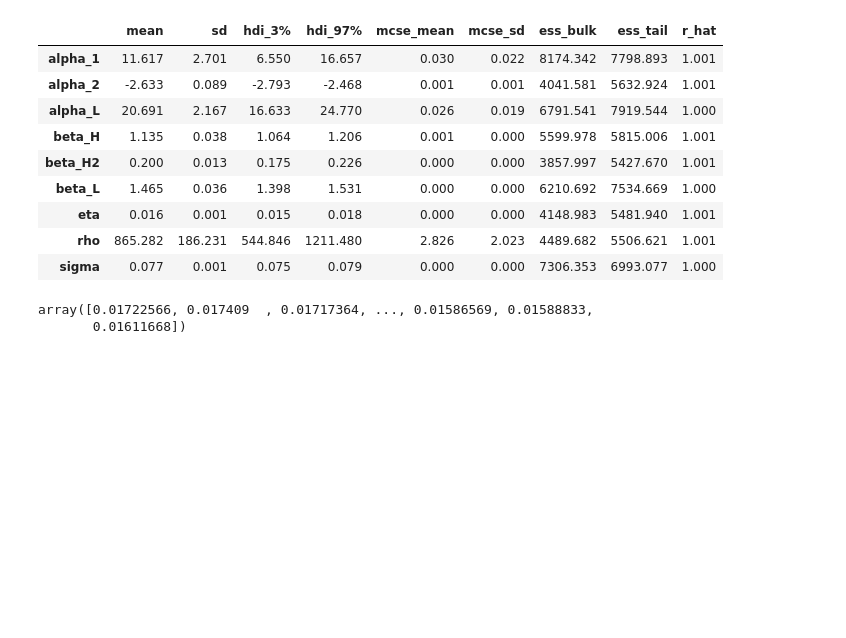
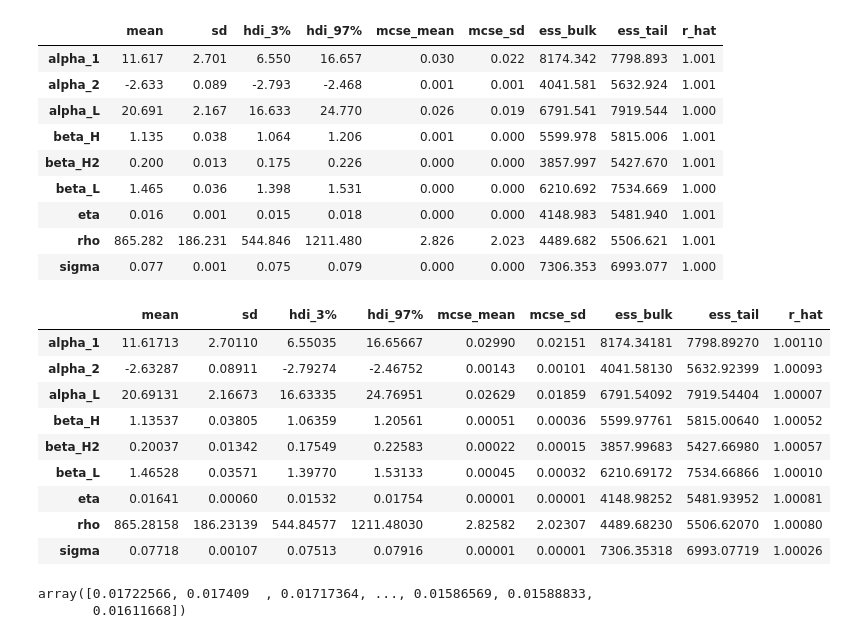
Before and after one commit to astro-YYH/GokuEmu, a Jupyter notebook: error_function/error_function_mcmc_goku_narrow_pre.ipynb, the cells around one changed output. Cells and saved outputs as stored; diff of their text form; code cells hidden in the pictures; blank space fills up the shorter version.

```diff
--- a/error_function/error_function_mcmc_goku_narrow_pre.ipynb
+++ b/error_function/error_function_mcmc_goku_narrow_pre.ipynb
@@ -123,6 +144,19 @@ az.summary(idata, round_to=3)
 | eta | 0.016 | 0.001 | 0.015 | 0.018 | 0.000 | 0.000 | 4148.983 | 5481.940 | 1.001 |
 | rho | 865.282 | 186.231 | 544.846 | 1211.480 | 2.826 | 2.023 | 4489.682 | 5506.621 | 1.001 |
 | sigma | 0.077 | 0.001 | 0.075 | 0.079 | 0.000 | 0.000 | 7306.353 | 6993.077 | 1.000 |
+# %%
+az.summary(idata, round_to=5)
+# %% [output]
+|  | mean | sd | hdi_3% | hdi_97% | mcse_mean | mcse_sd | ess_bulk | ess_tail | r_hat |
+| alpha_1 | 11.61713 | 2.70110 | 6.55035 | 16.65667 | 0.02990 | 0.02151 | 8174.34181 | 7798.89270 | 1.00110 |
+| alpha_2 | -2.63287 | 0.08911 | -2.79274 | -2.46752 | 0.00143 | 0.00101 | 4041.58130 | 5632.92399 | 1.00093 |
+| alpha_L | 20.69131 | 2.16673 | 16.63335 | 24.76951 | 0.02629 | 0.01859 | 6791.54092 | 7919.54404 | 1.00007 |
+| beta_H | 1.13537 | 0.03805 | 1.06359 | 1.20561 | 0.00051 | 0.00036 | 5599.97761 | 5815.00640 | 1.00052 |
+| beta_H2 | 0.20037 | 0.01342 | 0.17549 | 0.22583 | 0.00022 | 0.00015 | 3857.99683 | 5427.66980 | 1.00057 |
+| beta_L | 1.46528 | 0.03571 | 1.39770 | 1.53133 | 0.00045 | 0.00032 | 6210.69172 | 7534.66866 | 1.00010 |
+| eta | 0.01641 | 0.00060 | 0.01532 | 0.01754 | 0.00001 | 0.00001 | 4148.98252 | 5481.93952 | 1.00081 |
+| rho | 865.28158 | 186.23139 | 544.84577 | 1211.48030 | 2.82582 | 2.02307 | 4489.68230 | 5506.62070 | 1.00080 |
+| sigma | 0.07718 | 0.00107 | 0.07513 | 0.07916 | 0.00001 | 0.00001 | 7306.35318 | 6993.07719 | 1.00026 |
 # %%
 posterior_eta.values.flatten()
 # %% [output]
```
Also changed, not shown: parts of 9 cells of this notebook, 5 other files.
